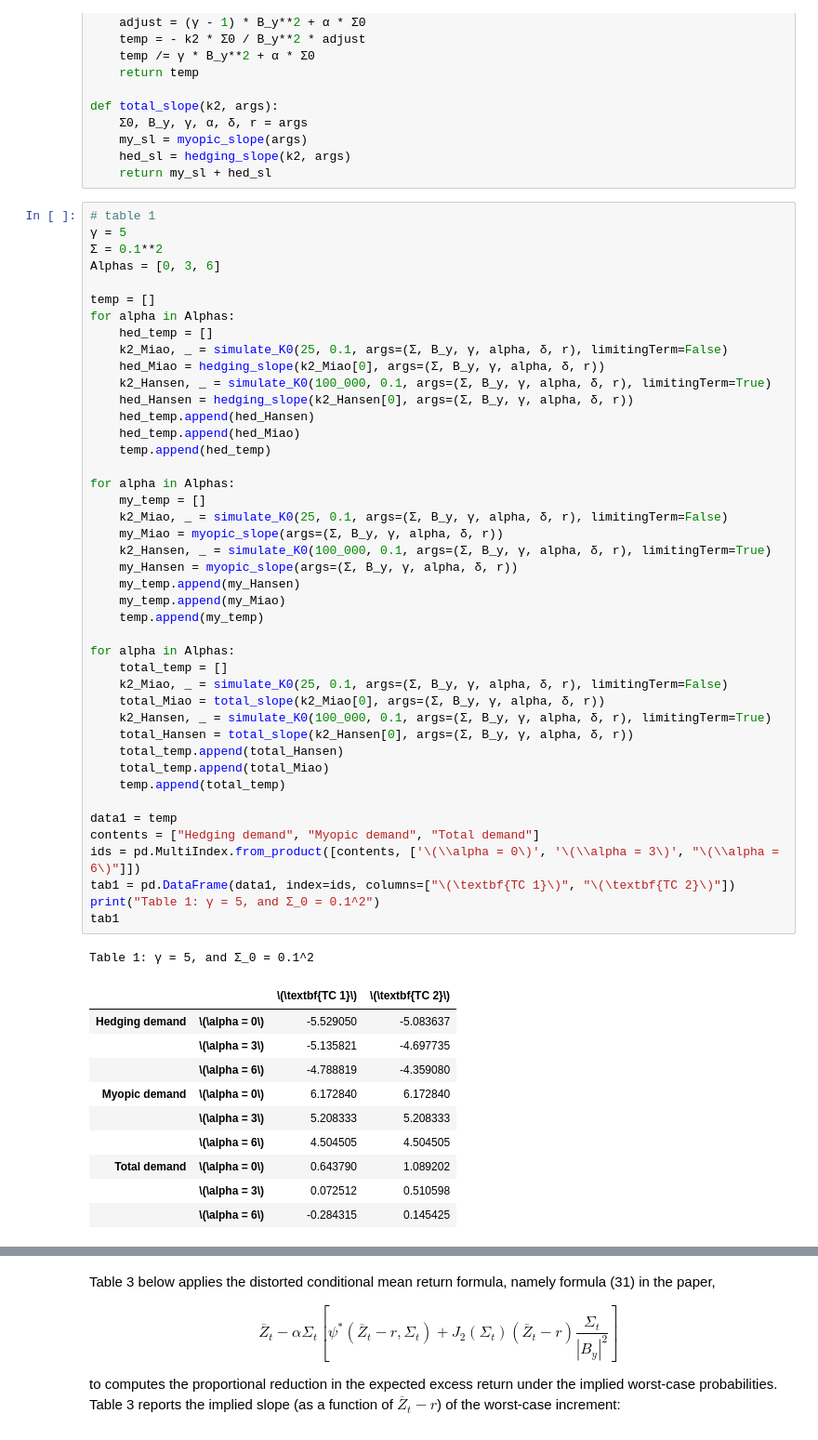
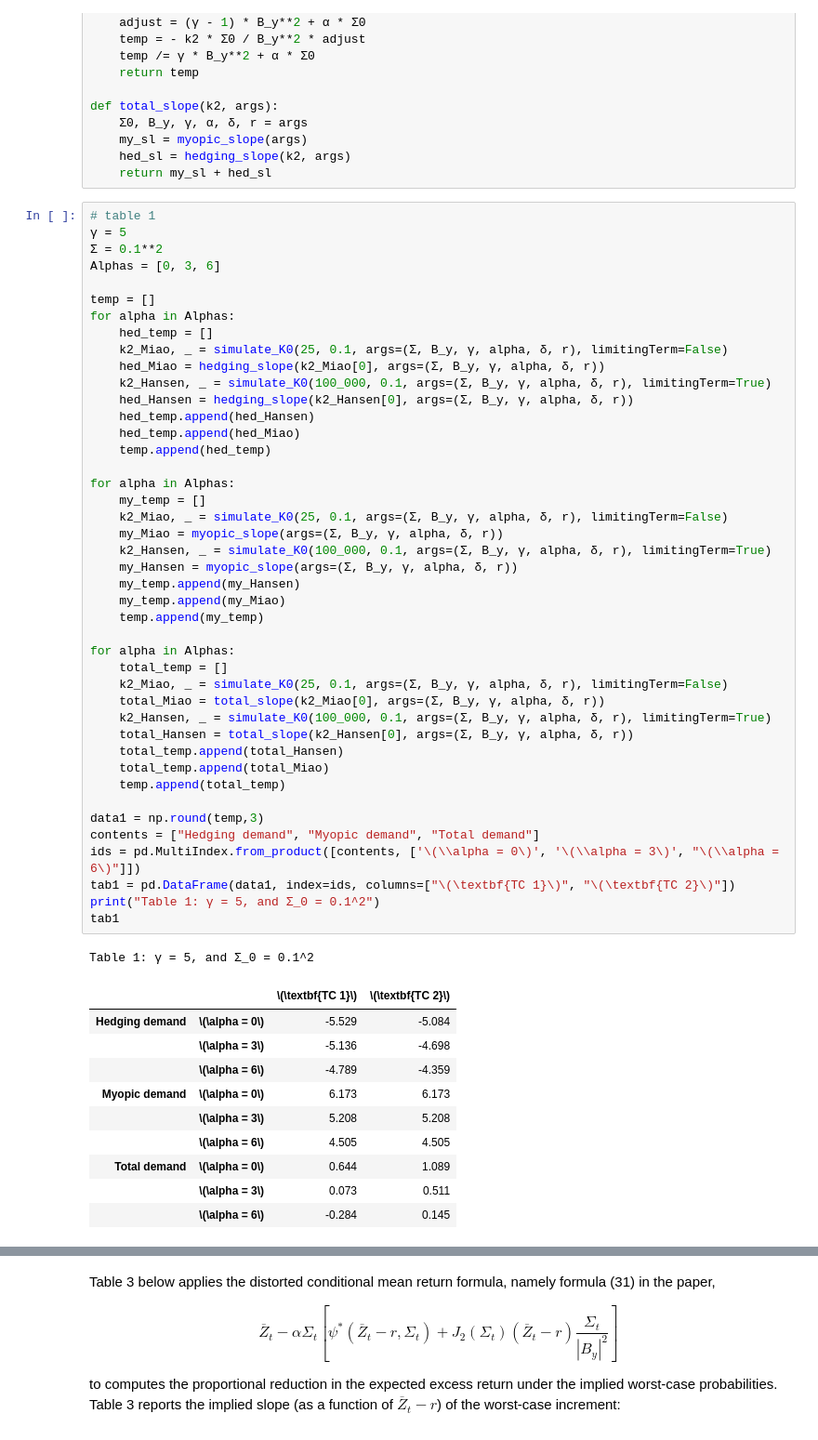
Before and after one commit to lphansen/PortfolioChoice, a Jupyter notebook: PortfolioSolution.ipynb, the cells around one changed output, grey strips where cells are left out. Shown at 93% size. Saved outputs shown, nothing was run; the diff lists cells and outputs as text.

Commit message:
update tables and text

```diff
--- a/PortfolioSolution.ipynb
+++ b/PortfolioSolution.ipynb
@@ -373,43 +373,43 @@ for alpha in Alphas:
     temp.append(hed_temp)
 
 for alpha in Alphas:
     my_temp = []
     k2_Miao, _ = simulate_K0(25, 0.1, args=(Σ, B_y, γ, alpha, δ, r), limitingTerm=False)
     my_Miao = myopic_slope(args=(Σ, B_y, γ, alpha, δ, r))
     k2_Hansen, _ = simulate_K0(100_000, 0.1, args=(Σ, B_y, γ, alpha, δ, r), limitingTerm=True)
     my_Hansen = myopic_slope(args=(Σ, B_y, γ, alpha, δ, r))
     my_temp.append(my_Hansen)
     my_temp.append(my_Miao)
     temp.append(my_temp)
 
 for alpha in Alphas:
     total_temp = []
     k2_Miao, _ = simulate_K0(25, 0.1, args=(Σ, B_y, γ, alpha, δ, r), limitingTerm=False)
     total_Miao = total_slope(k2_Miao[0], args=(Σ, B_y, γ, alpha, δ, r))
     k2_Hansen, _ = simulate_K0(100_000, 0.1, args=(Σ, B_y, γ, alpha, δ, r), limitingTerm=True)
     total_Hansen = total_slope(k2_Hansen[0], args=(Σ, B_y, γ, alpha, δ, r))
     total_temp.append(total_Hansen)
     total_temp.append(total_Miao)
     temp.append(total_temp)
 
-data1 = temp
+data1 = np.round(temp,3)
 contents = ["Hedging demand", "Myopic demand", "Total demand"]
 ids = pd.MultiIndex.from_product([contents, ['\(\\alpha = 0\)', '\(\\alpha = 3\)', "\(\\alpha = 6\)"]])
 tab1 = pd.DataFrame(data1, index=ids, columns=["\(\textbf{TC 1}\)", "\(\textbf{TC 2}\)"])
 print("Table 1: γ = 5, and Σ_0 = 0.1^2")
 tab1
 # %% [output]
 Table 1: γ = 5, and Σ_0 = 0.1^2
 |  |  | \(\textbf{TC 1}\) | \(\textbf{TC 2}\) |
-| Hedging demand | \(\alpha = 0\) | -5.529050 | -5.083637 |
-|  | \(\alpha = 3\) | -5.135821 | -4.697735 |
-|  | \(\alpha = 6\) | -4.788819 | -4.359080 |
-| Myopic demand | \(\alpha = 0\) | 6.172840 | 6.172840 |
-|  | \(\alpha = 3\) | 5.208333 | 5.208333 |
-|  | \(\alpha = 6\) | 4.504505 | 4.504505 |
-| Total demand | \(\alpha = 0\) | 0.643790 | 1.089202 |
-|  | \(\alpha = 3\) | 0.072512 | 0.510598 |
-|  | \(\alpha = 6\) | -0.284315 | 0.145425 |
+| Hedging demand | \(\alpha = 0\) | -5.529 | -5.084 |
+|  | \(\alpha = 3\) | -5.136 | -4.698 |
+|  | \(\alpha = 6\) | -4.789 | -4.359 |
+| Myopic demand | \(\alpha = 0\) | 6.173 | 6.173 |
+|  | \(\alpha = 3\) | 5.208 | 5.208 |
+|  | \(\alpha = 6\) | 4.505 | 4.505 |
+| Total demand | \(\alpha = 0\) | 0.644 | 1.089 |
+|  | \(\alpha = 3\) | 0.073 | 0.511 |
+|  | \(\alpha = 6\) | -0.284 | 0.145 |
 # %%
 # table 2(a)
 γ = 5
```
Also changed, not shown: parts of 6 cells of this notebook.
